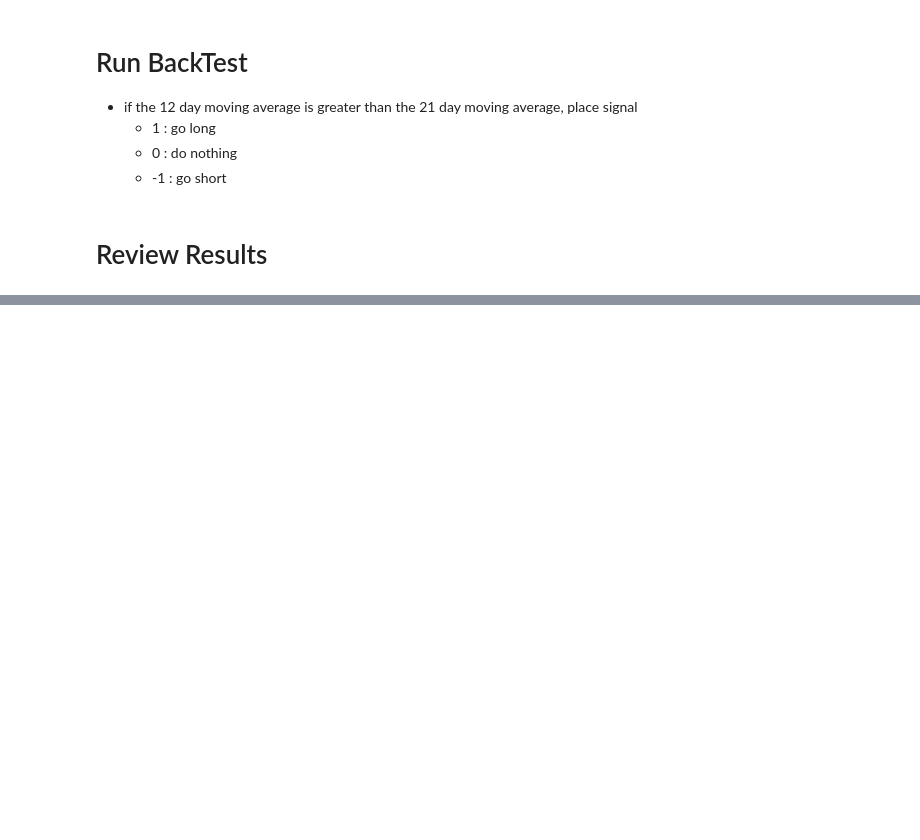
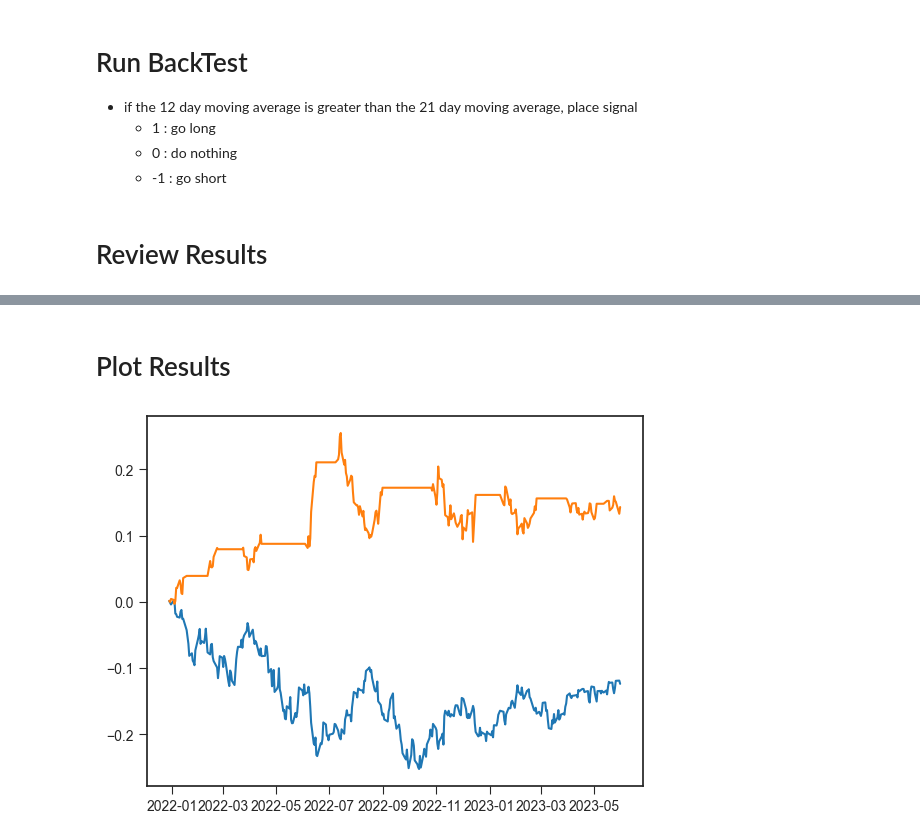
Before and after one commit to ItMeansBigMountain/Financial.Market.ML, a Jupyter notebook: 1_Unsupervised/2-Hidden-Markov-Models-In-Practice.ipynb, the cells around one changed output, grey strips where cells are left out. Saved outputs shown, nothing was run; the diff lists cells and outputs as text; code cells hidden in the pictures; blank space fills up the shorter version.

```diff
--- a/1_Unsupervised/2-Hidden-Markov-Models-In-Practice.ipynb
+++ b/1_Unsupervised/2-Hidden-Markov-Models-In-Practice.ipynb
@@ -122,0 +170,11 @@ df_main.tail(5)
+# %% [markdown]
+# Plot Results
+# %%
+# Plot Equity Curves
+fig = plt.Figure(figsize=(18,10))
+plt.plot(df_main["bench_prod_exponent"], color="green" )
+plt.plot(df_main["strat_prod_exponent"])
+
+plt.show()
+# %% [output]
+[figure, added]
```
Also changed, not shown: parts of 6 cells of this notebook.
